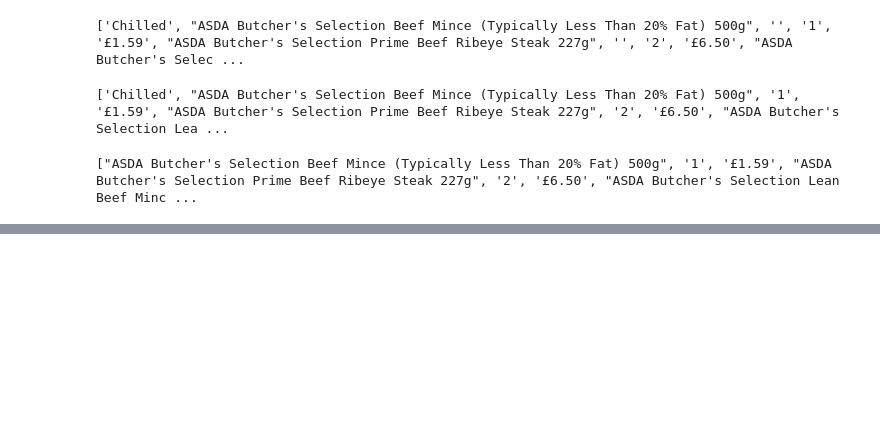
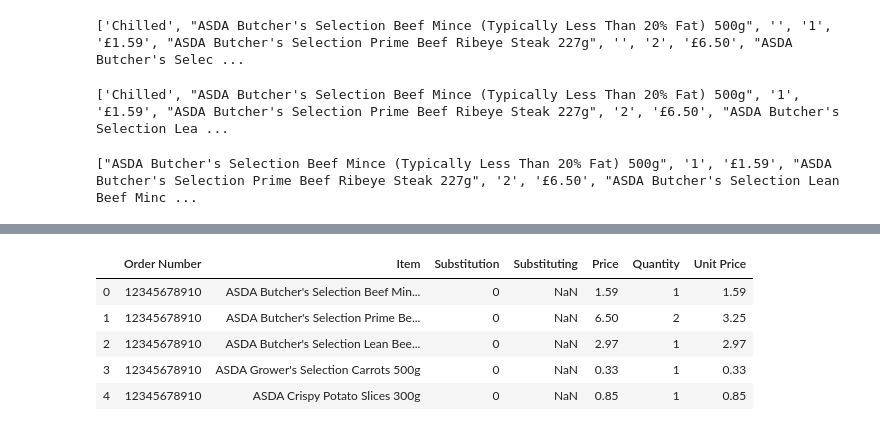
Before and after one commit to Richard-D-Todd/Groceries-Analysis, a Jupyter notebook: Extract data from ASDA emails.ipynb, the cells around one changed output, grey strips where cells are left out. Drawn from its saved outputs; the diff is of its cells as text; code cells hidden in the pictures; blank space fills up the shorter version.

```diff
--- a/Extract data from ASDA emails.ipynb
+++ b/Extract data from ASDA emails.ipynb
@@ -265,0 +528,4 @@ Lists of tuples:
+# %%
+# Insert substitution column
+df_ordered.insert(2, 'Substitution', 0)
+df_ordered.head()
@@ -265,0 +588,9 @@ Lists of tuples:
+# %%
+df_ordered.head()
+# %% [output]
+|  | Order Number | Item | Substitution | Substituting | Price | Quantity | Unit Price |
+| 0 | 12345678910 | ASDA Butcher's Selection Beef Min... | 0 | NaN | 1.59 | 1 | 1.59 |
+| 1 | 12345678910 | ASDA Butcher's Selection Prime Be... | 0 | NaN | 6.50 | 2 | 3.25 |
+| 2 | 12345678910 | ASDA Butcher's Selection Lean Bee... | 0 | NaN | 2.97 | 1 | 2.97 |
+| 3 | 12345678910 | ASDA Grower's Selection Carrots 500g | 0 | NaN | 0.33 | 1 | 0.33 |
+| 4 | 12345678910 | ASDA Crispy Potato Slices 300g | 0 | NaN | 0.85 | 1 | 0.85 |
```
Also changed, not shown: parts of 69 cells of this notebook, 4 other files.
